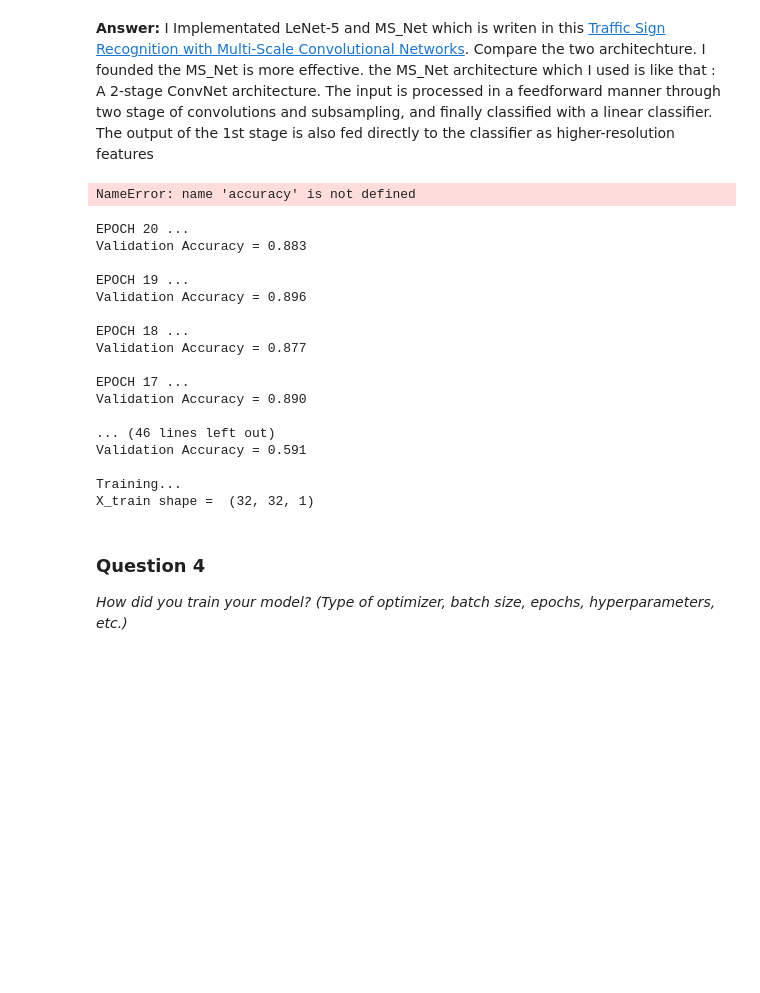
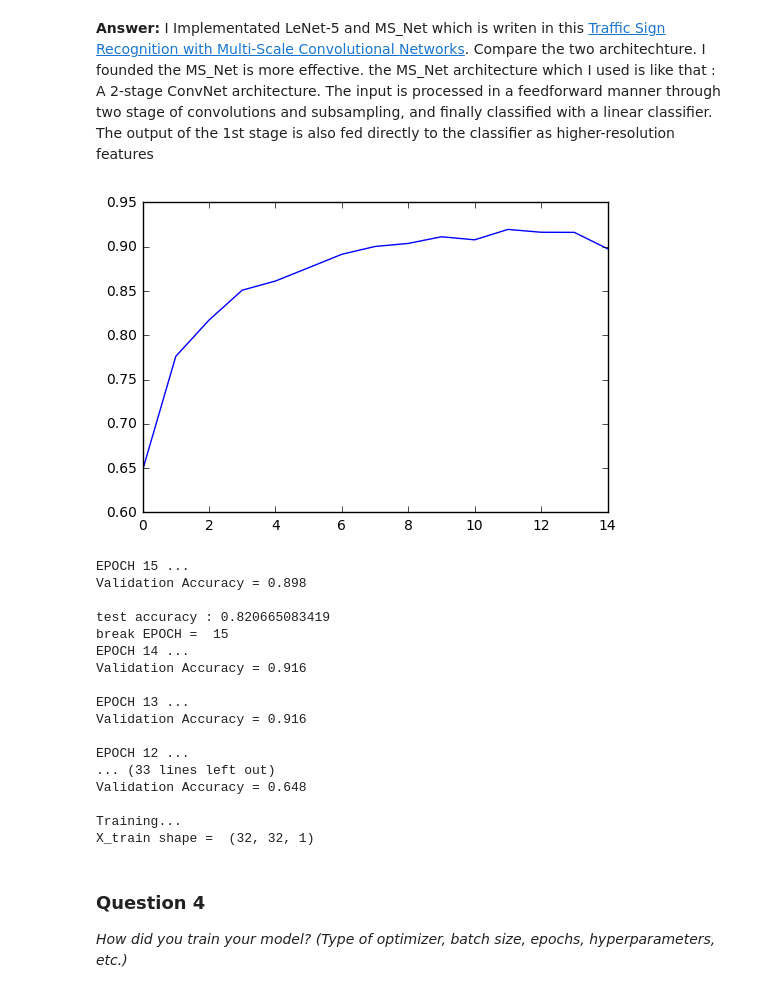
Before and after one commit to shenmutong/CarND-Traffic-Sign-Classifier-Project, a Jupyter notebook: Traffic_Sign_Classifier.ipynb, the cells around one changed output. Saved outputs shown, nothing was run; the diff lists cells and outputs as text; code cells hidden in the pictures; blank space fills up the shorter version.

```diff
--- a/Traffic_Sign_Classifier.ipynb
+++ b/Traffic_Sign_Classifier.ipynb
@@ -220,6 +220,8 @@ def convert_data(x):
     result = []
     for index in range(len(x)):
         image = x[index]
+        #if image.shape[2] == 1:
+             #return image;
         if is_convert2gray:
             image = cv2.cvtColor(image, cv2.COLOR_RGB2GRAY)
         if is_convert2edge:
@@ -229,8 +231,9 @@ def convert_data(x):
         result.append(image)
     return result
 print(" Training Set:   {} samples".format(len(X_train)))
-
+print("X_train shape = ",X_train[0].shape)
 X_train = convert_data(X_train)
+X_test = convert_data(X_test)
 #X_validation = convert_data(X_validation)
 #X_test = convert_data(X_test)
 
@@ -520,57 +524,58 @@ with tf.Session() as sess:
     print("Training...")
     print("X_train shape = ",X_train[0].shape)
     for i in range(epochs):
 
         X_train, y_train = shuffle(X_train, y_train)
 
         for offset in range(0, len(X_train), batch_size):
             end = offset + batch_size
             batch_x, batch_y = X_train[offset:end], y_train[offset:end]
             sess.run(training_operation, feed_dict={x: batch_x, y: batch_y})
 
         validation_accuracy = evaluate(X_validation, y_validation)
 
         validation_accuracy_list.append(validation_accuracy)
 
         epoch_count +=1
         print("EPOCH {} ...".format(i+1))
         print("Validation Accuracy = {:.3f}".format(validation_accuracy))
         print()
         if validation_accuracy > most_accuracy:
             most_accuracy = validation_accuracy
         else:
-            if (most_accuracy -validation_accuracy) > 0.05:
+            if (most_accuracy -validation_accuracy) > 0.005:
                 break
-    print ("test accuracy %g"%accuracy.eval(feed_dict={
-              x: X_test, y_: y_test, keep_prob: 1.0}))
-    print("break EPOCH = ", )
-    saver.save(sess, './MsNet')
-    print("Model saved")
+
+    print ("test accuracy :",evaluate(X_test,y_test))
+    print("break EPOCH = ", epoch_count )
+###    sess.saver
+    #sess.save(sess, './MsNet')
+    #print("Model saved")
 
 
 
 plt.plot(validation_accuracy_list)
 plt.show()
 #+end_src
 # %% [output]
+[figure, added]
-NameError: name 'accuracy' is not defined
+EPOCH 15 ...
+Validation Accuracy = 0.898
+
+test accuracy : 0.820665083419
+break EPOCH =  15
+EPOCH 14 ...
+Validation Accuracy = 0.916
+
+EPOCH 13 ...
+Validation Accuracy = 0.916
+
+EPOCH 12 ...
+... (33 lines left out)
+Validation Accuracy = 0.648
+
+Training...
+X_train shape =  (32, 32, 1)
-EPOCH 20 ...
-Validation Accuracy = 0.883
-
-EPOCH 19 ...
-Validation Accuracy = 0.896
-
-EPOCH 18 ...
-Validation Accuracy = 0.877
-
-EPOCH 17 ...
-Validation Accuracy = 0.890
-
-... (46 lines left out)
-Validation Accuracy = 0.591
-
-Training...
-X_train shape =  (32, 32, 1)
 # %% [markdown]
 ### Question 4
 
```
Also changed, not shown: parts of 8 cells of this notebook, 5 other files.
